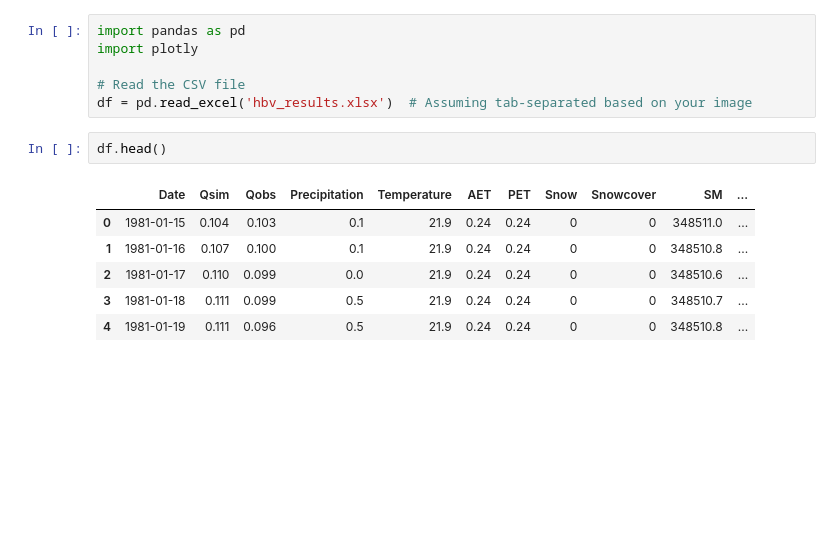
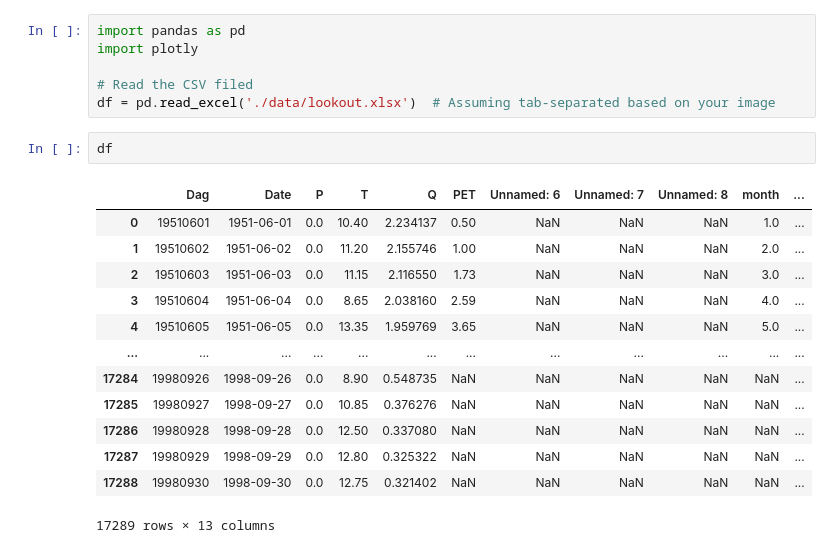
Before and after one commit to abdallaox/HBV_python_implementation, a Jupyter notebook: test.ipynb, the cells around one changed output. Saved outputs shown, nothing was run; the diff lists cells and outputs as text; blank space fills up the shorter version.

```diff
--- a/test.ipynb
+++ b/test.ipynb
@@ -2,17 +2,24 @@
 import pandas as pd
 import plotly
 
-# Read the CSV file
-df = pd.read_excel('hbv_results.xlsx')  # Assuming tab-separated based on your image
+# Read the CSV filed
+df = pd.read_excel('./data/lookout.xlsx')  # Assuming tab-separated based on your image
 # %%
-df.head()
+df
 # %% [output]
-|  | Date | Qsim | Qobs | Precipitation | Temperature | AET | PET | Snow | Snowcover | SM | ... |
-| 0 | 1981-01-15 | 0.104 | 0.103 | 0.1 | 21.9 | 0.24 | 0.24 | 0 | 0 | 348511.0 | ... |
-| 1 | 1981-01-16 | 0.107 | 0.100 | 0.1 | 21.9 | 0.24 | 0.24 | 0 | 0 | 348510.8 | ... |
-| 2 | 1981-01-17 | 0.110 | 0.099 | 0.0 | 21.9 | 0.24 | 0.24 | 0 | 0 | 348510.6 | ... |
-| 3 | 1981-01-18 | 0.111 | 0.099 | 0.5 | 21.9 | 0.24 | 0.24 | 0 | 0 | 348510.7 | ... |
-| 4 | 1981-01-19 | 0.111 | 0.096 | 0.5 | 21.9 | 0.24 | 0.24 | 0 | 0 | 348510.8 | ... |
+|  | Dag | Date | P | T | Q | PET | Unnamed: 6 | Unnamed: 7 | Unnamed: 8 | month | ... |
+| 0 | 19510601 | 1951-06-01 | 0.0 | 10.40 | 2.234137 | 0.50 | NaN | NaN | NaN | 1.0 | ... |
+| 1 | 19510602 | 1951-06-02 | 0.0 | 11.20 | 2.155746 | 1.00 | NaN | NaN | NaN | 2.0 | ... |
+| 2 | 19510603 | 1951-06-03 | 0.0 | 11.15 | 2.116550 | 1.73 | NaN | NaN | NaN | 3.0 | ... |
+| 3 | 19510604 | 1951-06-04 | 0.0 | 8.65 | 2.038160 | 2.59 | NaN | NaN | NaN | 4.0 | ... |
+| 4 | 19510605 | 1951-06-05 | 0.0 | 13.35 | 1.959769 | 3.65 | NaN | NaN | NaN | 5.0 | ... |
+| ... | ... | ... | ... | ... | ... | ... | ... | ... | ... | ... | ... |
+| 17284 | 19980926 | 1998-09-26 | 0.0 | 8.90 | 0.548735 | NaN | NaN | NaN | NaN | NaN | ... |
+| 17285 | 19980927 | 1998-09-27 | 0.0 | 10.85 | 0.376276 | NaN | NaN | NaN | NaN | NaN | ... |
+| 17286 | 19980928 | 1998-09-28 | 0.0 | 12.50 | 0.337080 | NaN | NaN | NaN | NaN | NaN | ... |
+| 17287 | 19980929 | 1998-09-29 | 0.0 | 12.80 | 0.325322 | NaN | NaN | NaN | NaN | NaN | ... |
+| 17288 | 19980930 | 1998-09-30 | 0.0 | 12.75 | 0.321402 | NaN | NaN | NaN | NaN | NaN | ... |
+17289 rows × 13 columns
 # %%
 # Import the model
 from hbv_model import HBVModel
```
Also changed, not shown: parts of 9 cells of this notebook, 9 other files.
